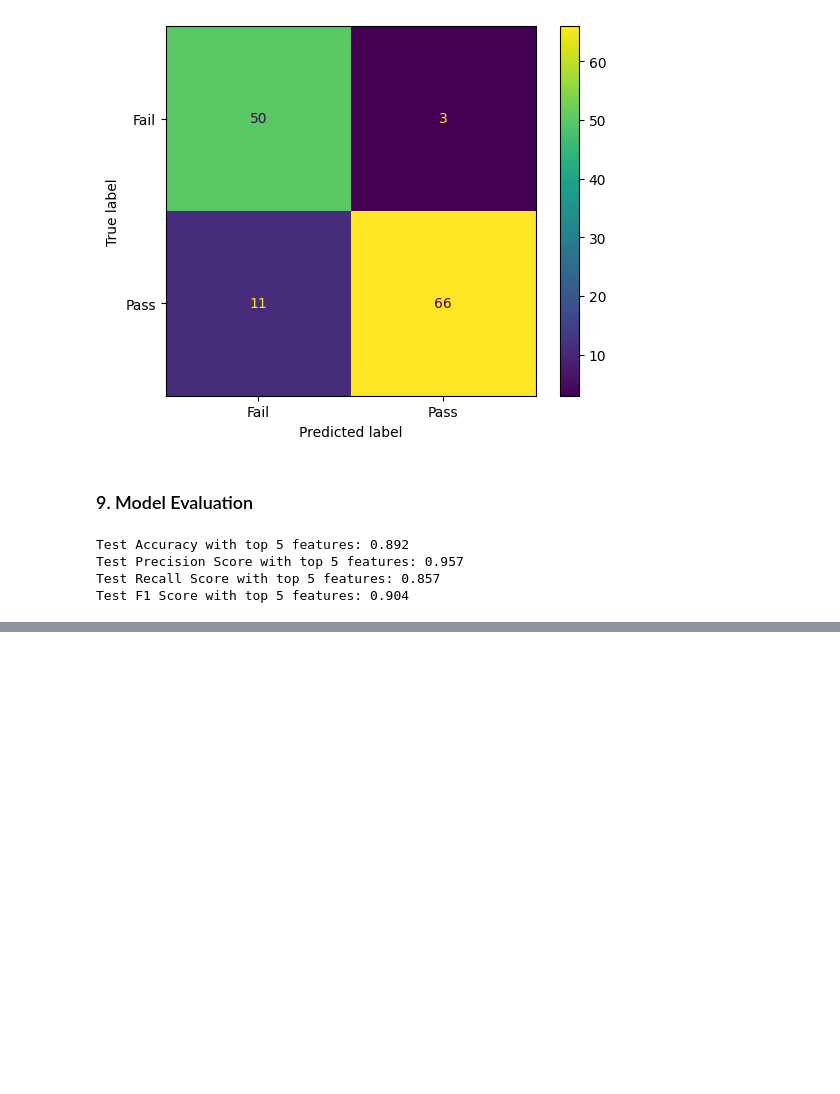
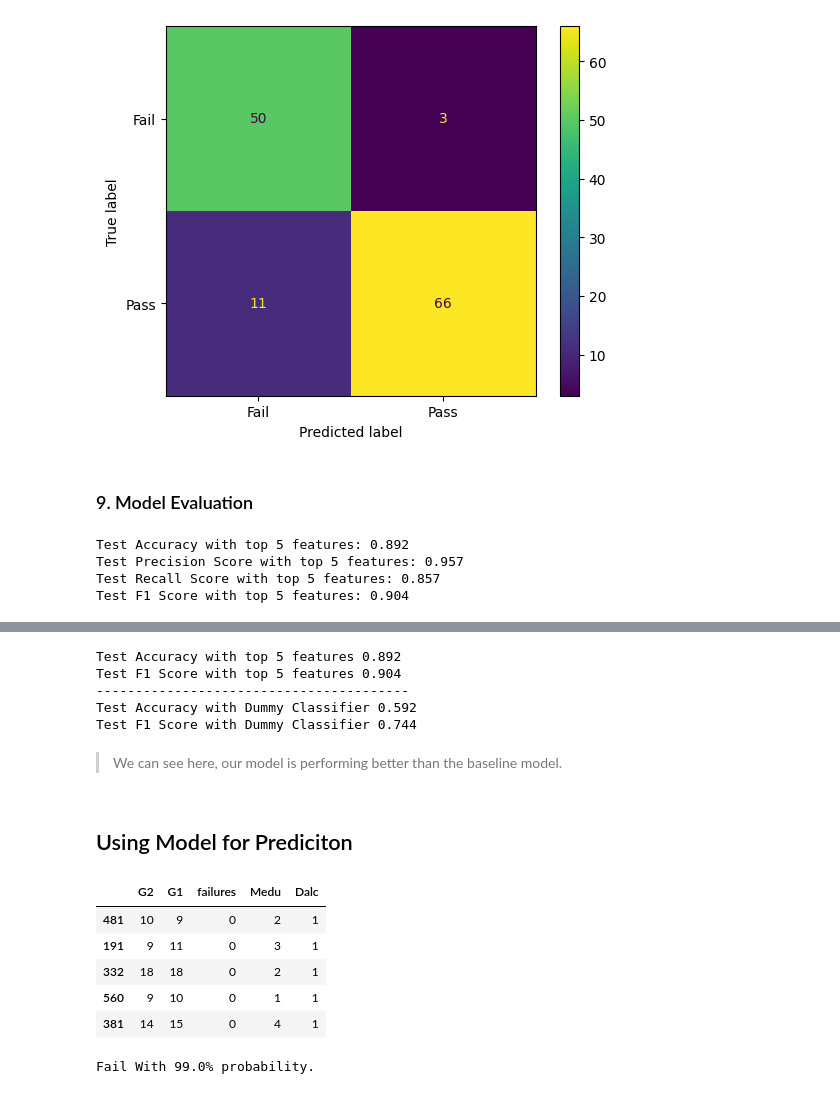
Before and after one commit to LuluW8071/Data-Science, a Jupyter notebook: 02_Machine_Learning/01_Classification/02_Binary_Classification.ipynb, the cells around one changed output, grey strips where cells are left out. Saved outputs shown, nothing was run; the diff lists cells and outputs as text; code cells hidden in the pictures; blank space fills up the shorter version.

```diff
--- a/02_Machine_Learning/01_Classification/02_Binary_Classification.ipynb
+++ b/02_Machine_Learning/01_Classification/02_Binary_Classification.ipynb
@@ -358,0 +567,56 @@ Test F1 Score with top 5 features: 0.904
+# %%
+from sklearn.dummy import DummyClassifier
+from sklearn.metrics import f1_score
+
+base_model = DummyClassifier(strategy='most_frequent')
+base_model.fit(X_train, y_train)
+
+y_pred_all = base_model.predict(X_test)
+accuracy_base = accuracy_score(y_test, y_pred_all)
+f1score_base = f1_score(y_test, y_pred_all)
+
+print("Test Accuracy with top 5 features", round(accuracy, 3))
+print("Test F1 Score with top 5 features", round(f1Score, 3))
+print("-"*40)
+print("Test Accuracy with Dummy Classifier", round(accuracy_base, 3))
+print("Test F1 Score with Dummy Classifier",round(f1score_base, 3))
+# %% [output]
+Test Accuracy with top 5 features 0.892
+Test F1 Score with top 5 features 0.904
+----------------------------------------
+Test Accuracy with Dummy Classifier 0.592
+Test F1 Score with Dummy Classifier 0.744
+# %% [markdown]
+> We can see here, our model is performing better than the baseline model.
+# %% [markdown]
+## Using Model for Prediciton
+# %%
+X_train[['G2', 'G1', 'failures', 'Medu', 'Dalc']].sample(5)
+# %% [output]
+|  | G2 | G1 | failures | Medu | Dalc |
+| 481 | 10 | 9 | 0 | 2 | 1 |
+| 191 | 9 | 11 | 0 | 3 | 1 |
+| 332 | 18 | 18 | 0 | 2 | 1 |
+| 560 | 9 | 10 | 0 | 1 | 1 |
+| 381 | 14 | 15 | 0 | 4 | 1 |
+# %%
+# Sample data for the top 5 features with correct feature names
+pred_sample = [[10, 8, 1, 22, 5]]
+feature_names = ['G2', 'G1', 'failures', 'Medu', 'Dalc']
+# Converting into DataFrame
+prediction_df = pd.DataFrame(pred_sample, columns=feature_names)
+
+# Predict the class.
+pred = log_reg_top5.predict(prediction_df)
+
+# Predict the probability.
+pred_proba = log_reg_top5.predict_proba(prediction_df)
+max_1 = pred_proba.max()
+max_1 = round(max_1, 2)
+
+if pred == 0:
+    print("Fail With {}% probability.".format(max_1*100))
+else:
+    print("Pass with {}% probability.".format(max_1*100))
+# %% [output]
+Fail With 99.0% probability.
```
Also changed, not shown: parts of 20 cells of this notebook.
